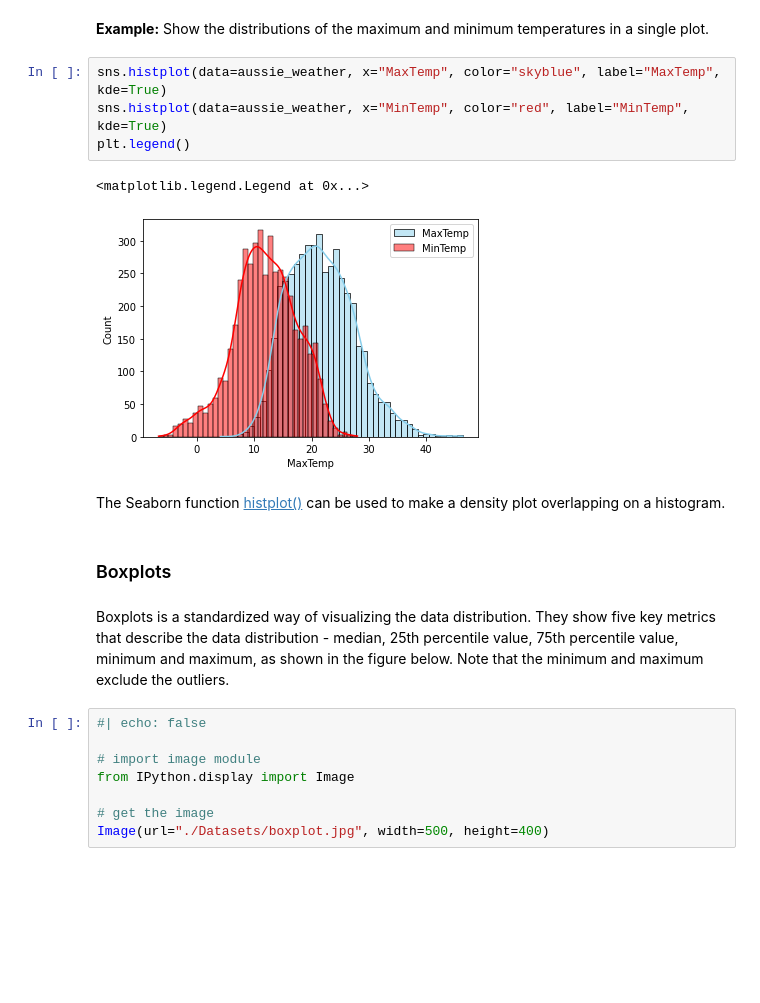
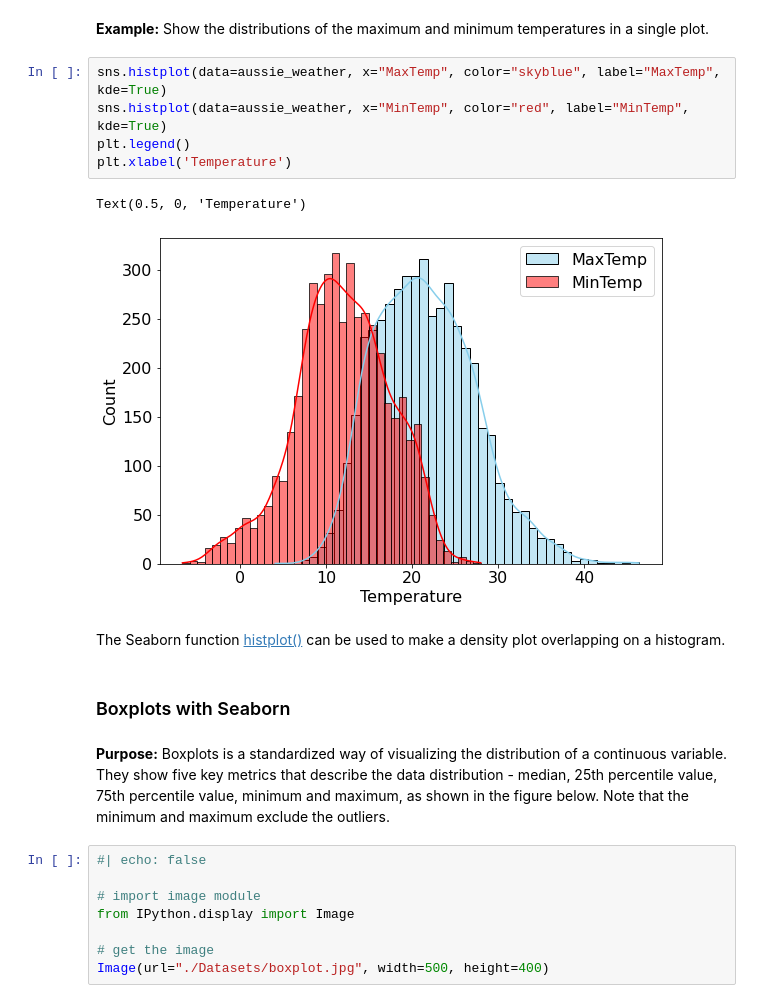
Before and after one commit to NUstat/DataScience_Intro_python, a Jupyter notebook: Data visualization.ipynb, the cells around one changed output. Cells and saved outputs as stored; diff of their text form; blank space fills up the shorter version.

```diff
--- a/Data visualization.ipynb
+++ b/Data visualization.ipynb
@@ -507,16 +514,17 @@ sns.displot(data = aussie_weather, x = 'MaxTemp',kind = 'kde', col = 'Location')
 # %%
 sns.histplot(data=aussie_weather, x="MaxTemp", color="skyblue", label="MaxTemp", kde=True)
 sns.histplot(data=aussie_weather, x="MinTemp", color="red", label="MinTemp", kde=True)
 plt.legend()
+plt.xlabel('Temperature')
 # %% [output]
-<matplotlib.legend.Legend at 0x...>
+Text(0.5, 0, 'Temperature')
-[figure, old version]
+[figure, new version]
 # %% [markdown]
 The Seaborn function [histplot()](https://seaborn.pydata.org/generated/seaborn.histplot.html) can be used to make a density plot overlapping on a histogram.
 # %% [markdown]
-### Boxplots
+### Boxplots with Seaborn
 # %% [markdown]
-Boxplots is a standardized way of visualizing the data distribution. They show five key metrics that describe the data distribution - median, 25th percentile value, 75th percentile value, minimum and maximum, as shown in the figure below. Note that the minimum and maximum exclude the outliers.
+**Purpose:** Boxplots is a standardized way of visualizing the distribution of a continuous variable. They show five key metrics that describe the data distribution - median, 25th percentile value, 75th percentile value, minimum and maximum, as shown in the figure below. Note that the minimum and maximum exclude the outliers.
 # %%
 #| echo: false
 
```
Also changed, not shown: parts of 32 cells of this notebook.
